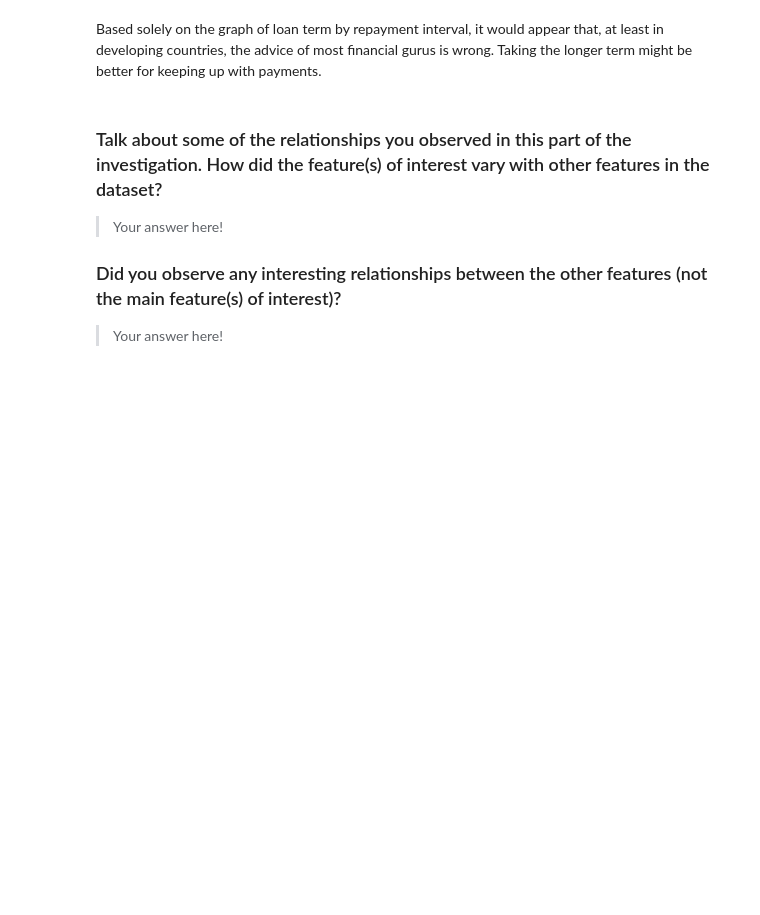
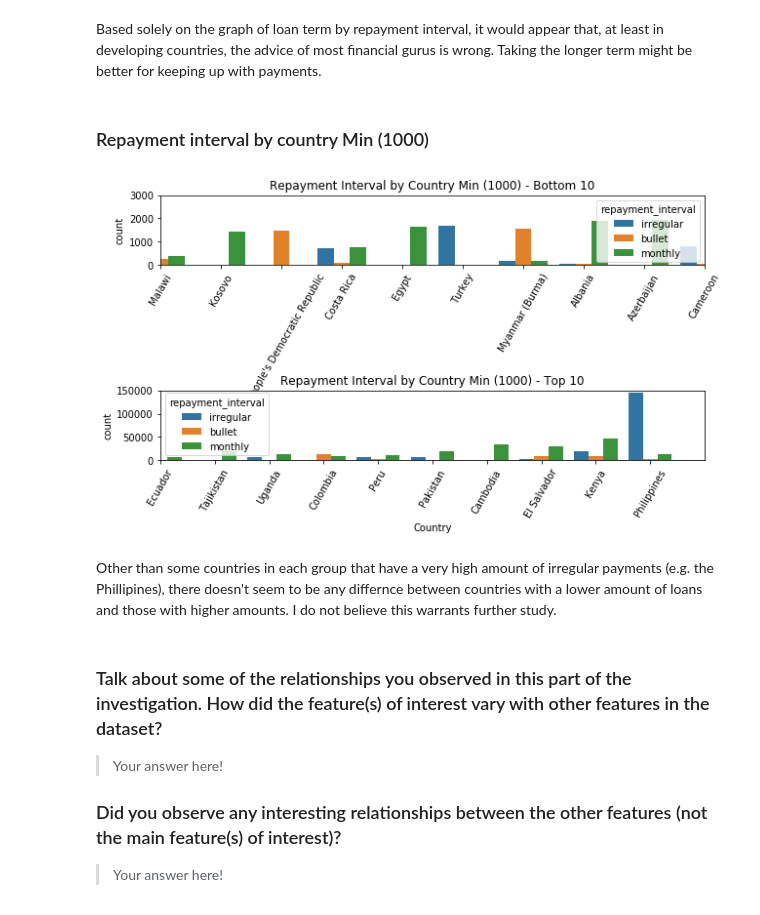
Before and after one commit to ChristopherSJames/kiva_repayment_analysis, a Jupyter notebook: kiva_repayment_analysis.ipynb, the cells around one changed output. Saved outputs shown, nothing was run; the diff lists cells and outputs as text; code cells hidden in the pictures; blank space fills up the shorter version.

```diff
--- a/kiva_repayment_analysis.ipynb
+++ b/kiva_repayment_analysis.ipynb
@@ -219,6 +225,32 @@ plt.ylim(0, 50);
 [figure]
 # %% [markdown]
 Based solely on the graph of loan term by repayment interval, it would appear that, at least in developing countries, the advice of most financial gurus is wrong. Taking the longer term might be better for keeping up with payments.
+# %% [markdown]
+### Repayment interval by country Min (1000)
+# %%
+# list of countries sorted by number of loans
+country_count = df.groupby('country')['id'].count().sort_values()
+country_list = country_count.index.to_list()
+# %%
+# List of values that will be used in plot.
+xlim = [(33, 42), (77, 86+1)]
+ylim = [(0, 3000), (0, 150000)]
+zoom = ['Bottom 10', 'Top 10']
+# %%
+# Repayment interval by country Min (1000)
+fig, ax = plt.subplots(nrows = 2, figsize = [10, 5])
+plt.subplots_adjust(hspace = 1.8)
+for i in range(len(xlim)):
+    ax[i] = sb.countplot(data = df, x = 'country', hue = 'repayment_interval', order = country_list, ax = ax[i])
+    ax[i].set_title('Repayment Interval by Country Min (1000) - {}'.format(zoom[i]))
+    ax[i].set_xticklabels(ax[i].get_xticklabels(), rotation=60)
+    ax[i].set_xlabel('Country')
+    ax[i].set_ylim(ylim[i][0], ylim[i][1])
+    ax[i].set_xlim(xlim[i][0], xlim[i][1]);
+# %% [output]
+[figure, added]
+# %% [markdown]
+Other than some countries in each group that have a very high amount of irregular payments (e.g. the Phillipines), there doesn't seem to be any differnce between countries with a lower amount of loans and those with higher amounts. I do not believe this warrants further study.
 # %% [markdown]
 ### Talk about some of the relationships you observed in this part of the investigation. How did the feature(s) of interest vary with other features in the dataset?
 
```
Also changed, not shown: parts of 5 cells of this notebook.
